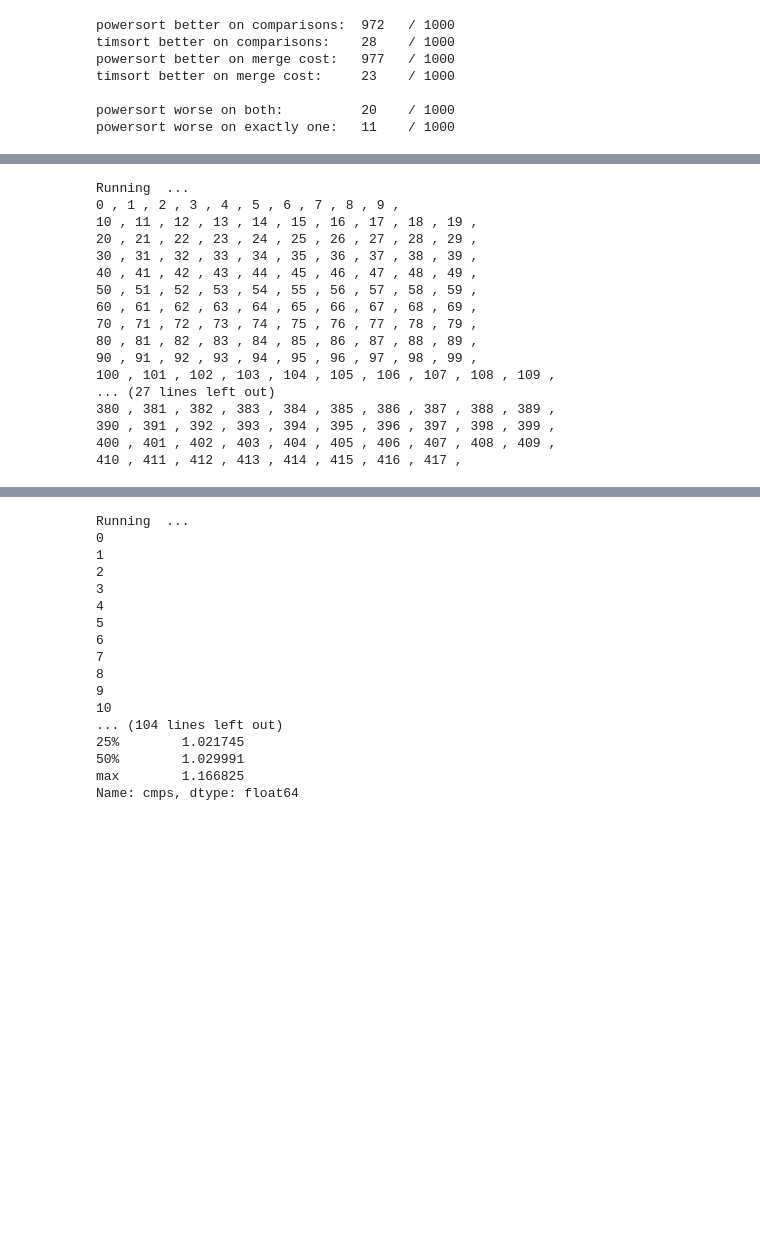
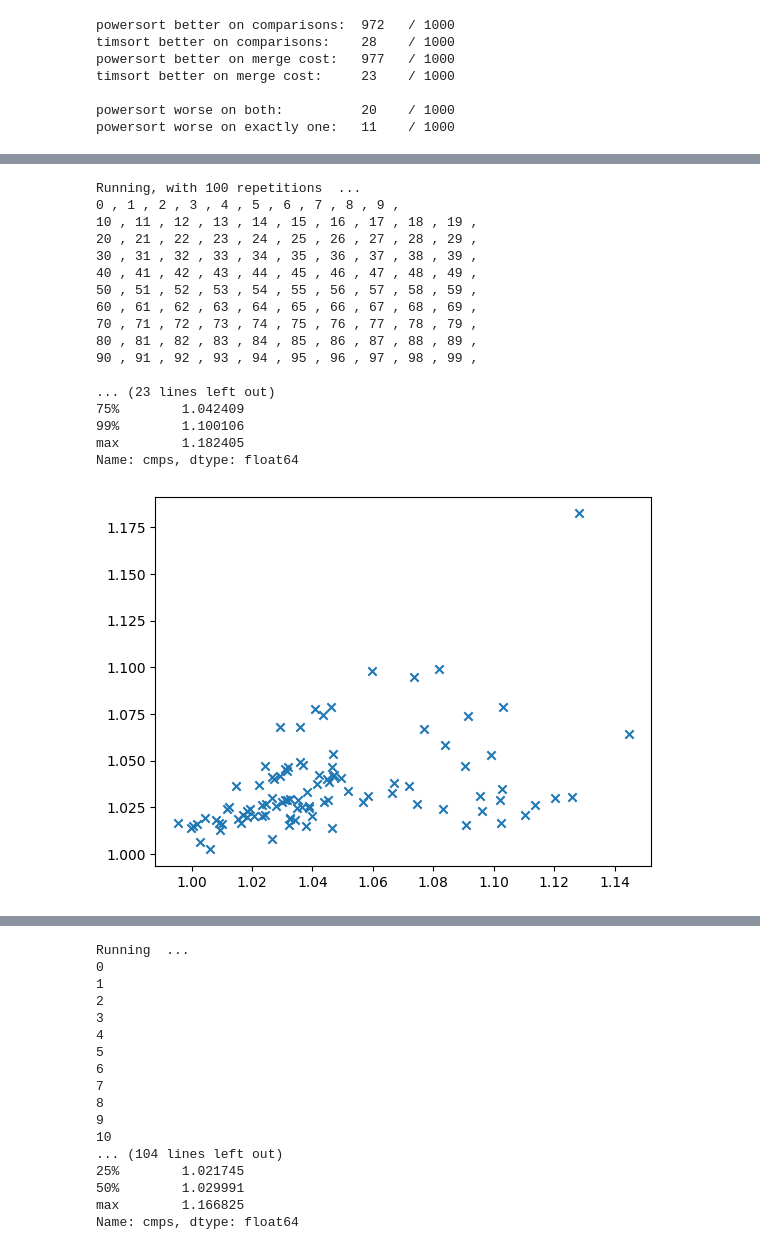
Before and after one commit to roarin-roran/Sorting, a Jupyter notebook: PyPyTimsortPowersort.ipynb, the cells around one changed output, grey strips where cells are left out. Drawn from its saved outputs; the diff is of its cells as text; code cells hidden in the pictures; blank space fills up the shorter version.

```diff
--- a/PyPyTimsortPowersort.ipynb
+++ b/PyPyTimsortPowersort.ipynb
@@ -300,35 +279,36 @@ Name: cmps, dtype: float64
 # %%
 def input_generator(n, RNG):
     p = 0.8
     short = (1, 100)
     long = (1000, 10000)
     nRuns = max(2, int(n / (p * 0.5*sum(short) + (1-p) * 0.5*sum(long))))
     run_lens = Inputs.tims_random_run_lengths(nRuns, p, short, long, RNG)
     nn = sum(run_lens)
     lst = [0] * nn
     Inputs.fill_with_asc_runs_same(lst, run_lens, 1, use_n_as_last_entry=False)
     lst = util.rank_reduce_ties_desc(lst)
     return lst
 
-tims_long_short = contest(input_generator, n=1000000, reps=1000, return_diffs=True)
+tims_long_short = contest(input_generator, n=1000000, reps=100, return_diffs=True)
 # %% [output]
-Running  ...
+Running, with 100 repetitions  ...
 0 , 1 , 2 , 3 , 4 , 5 , 6 , 7 , 8 , 9 ,
 10 , 11 , 12 , 13 , 14 , 15 , 16 , 17 , 18 , 19 ,
 20 , 21 , 22 , 23 , 24 , 25 , 26 , 27 , 28 , 29 ,
 30 , 31 , 32 , 33 , 34 , 35 , 36 , 37 , 38 , 39 ,
 40 , 41 , 42 , 43 , 44 , 45 , 46 , 47 , 48 , 49 ,
 50 , 51 , 52 , 53 , 54 , 55 , 56 , 57 , 58 , 59 ,
 60 , 61 , 62 , 63 , 64 , 65 , 66 , 67 , 68 , 69 ,
 70 , 71 , 72 , 73 , 74 , 75 , 76 , 77 , 78 , 79 ,
 80 , 81 , 82 , 83 , 84 , 85 , 86 , 87 , 88 , 89 ,
 90 , 91 , 92 , 93 , 94 , 95 , 96 , 97 , 98 , 99 ,
-100 , 101 , 102 , 103 , 104 , 105 , 106 , 107 , 108 , 109 ,
-... (27 lines left out)
-380 , 381 , 382 , 383 , 384 , 385 , 386 , 387 , 388 , 389 ,
-390 , 391 , 392 , 393 , 394 , 395 , 396 , 397 , 398 , 399 ,
-400 , 401 , 402 , 403 , 404 , 405 , 406 , 407 , 408 , 409 ,
-410 , 411 , 412 , 413 , 414 , 415 , 416 , 417 ,
+
+... (23 lines left out)
+75%        1.042409
+99%        1.100106
+max        1.182405
+Name: cmps, dtype: float64
+[figure, added]
 # %%
 #store to csv
 sqrtn_runs_diff.to_csv('sqrtn_runs_diff.tab', index=False, header=True, sep='\t', encoding='utf-8')
```
Also changed, not shown: parts of 30 cells of this notebook, 3 other files.
